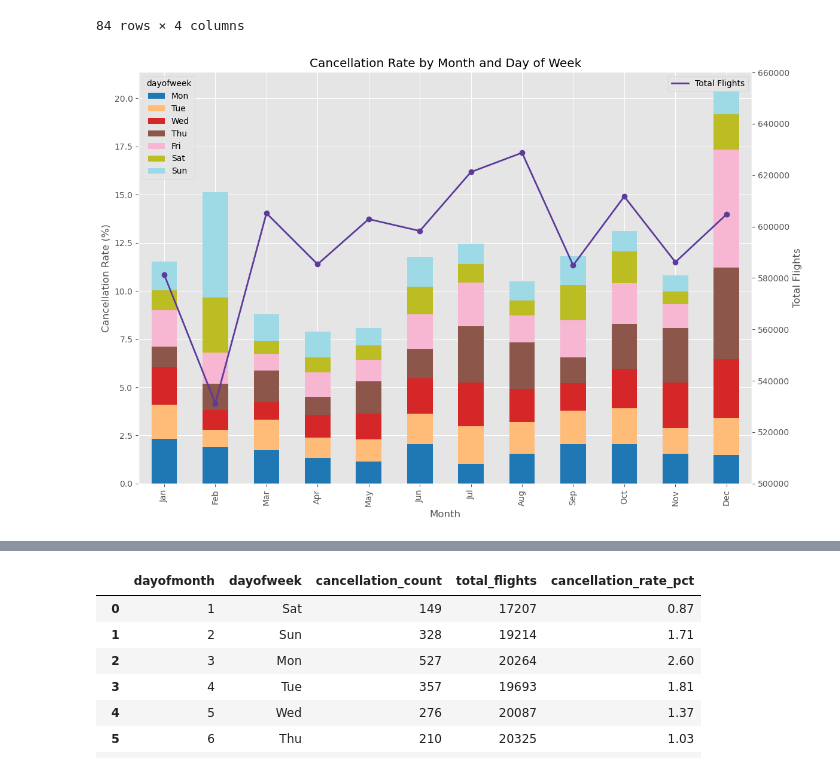
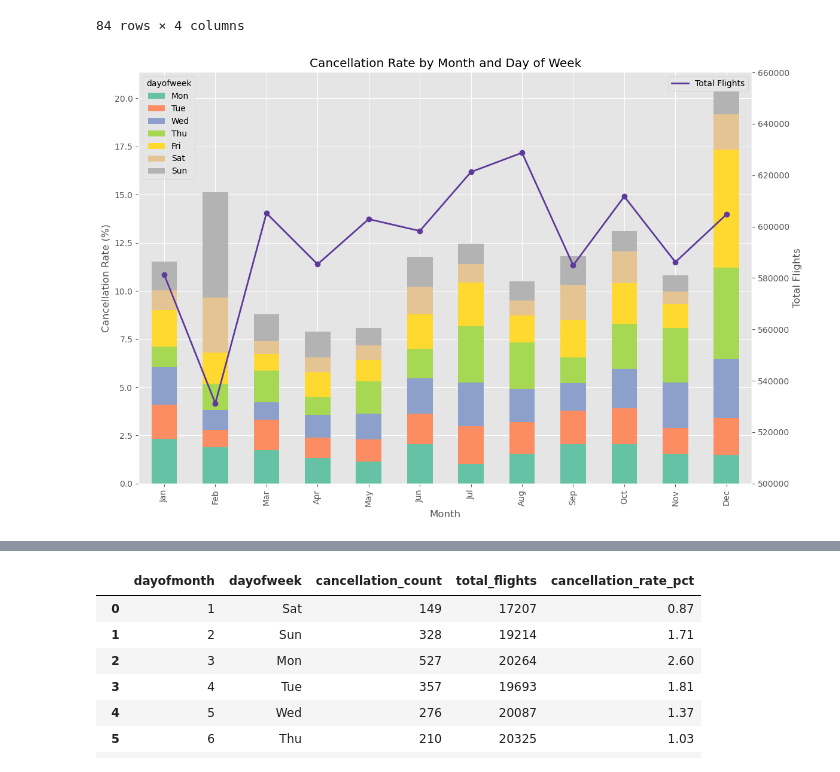
Before and after one commit to hathimazman/DataManagement_Project2, a Jupyter notebook: P153146_Project2.ipynb, the cells around one changed output, grey strips where cells are left out. Drawn from its saved outputs; the diff is of its cells as text; code cells hidden in the pictures.

```diff
--- a/P153146_Project2.ipynb
+++ b/P153146_Project2.ipynb
@@ -833,7 +1080,7 @@ pivot_df.index = list(range(1, 13))
 month_labels = ['Jan', 'Feb', 'Mar', 'Apr', 'May', 'Jun', 'Jul', 'Aug', 'Sep', 'Oct', 'Nov', 'Dec']
 
 # Plot Stacked bar chart
-bars = pivot_df.plot(kind='bar', stacked=True, figsize=(12, 8), colormap='tab20', ax=ax1)
+bars = pivot_df.plot(kind='bar', stacked=True, figsize=(12, 8), colormap='Set2', ax=ax1)
 ax1.set_xlabel('Month')
 ax1.set_ylabel('Cancellation Rate (%)')
 ax1.set_title('Cancellation Rate by Month and Day of Week')
@@ -843,31 +1090,31 @@ ax2 = ax1.twinx()
 
 # This is the key fix: We need to use the x-positions of the bars for the line plot
 x_positions = np.arange(len(pivot_df.index))  # Get bar positions (0-11)
 
 # Ensure df8 is properly aligned with the same months (1-12)
 # Match df8's data to the bar positions
 total_flights_data = []
 for month in range(1, 13):
     if month in df8['month'].values:
         total_flights_data.append(df8.loc[df8['month'] == month, 'total_flights'].values[0])
     else:
         total_flights_data.append(0)  # Or handle missing months appropriately
 
 # Plot the line using the bar positions
 ax2.plot(x_positions, total_flights_data, color='#5D3A9B', marker='o', label='Total Flights', linewidth=2)
 ax2.set_ylim(500000, max(total_flights_data) * 1.05)
 ax2.set_ylabel('Total Flights')
 
 # Create combined legend
 legend_elements = [plt.Line2D([0], [0], color='#5D3A9B', lw=2, label='Total Flights')]
 ax2.legend(handles=legend_elements, loc='upper right')
 
 # Set x-tick labels to month names
 ax1.set_xticks(x_positions)
 ax1.set_xticklabels(month_labels)
 
 plt.grid(axis='y')
 plt.tight_layout()
 plt.show()
 # %% [output]
-[figure, old version]
+[figure, new version]
```
Also changed, not shown: parts of 76 cells of this notebook, 2 other files.
